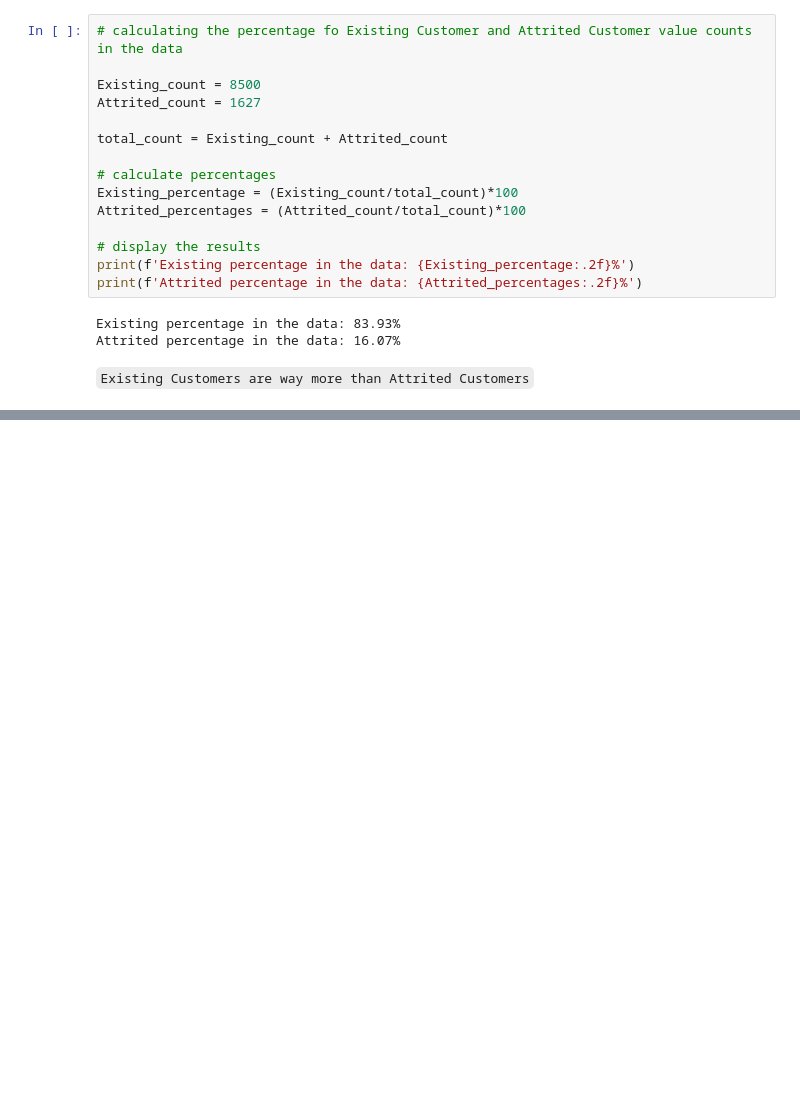
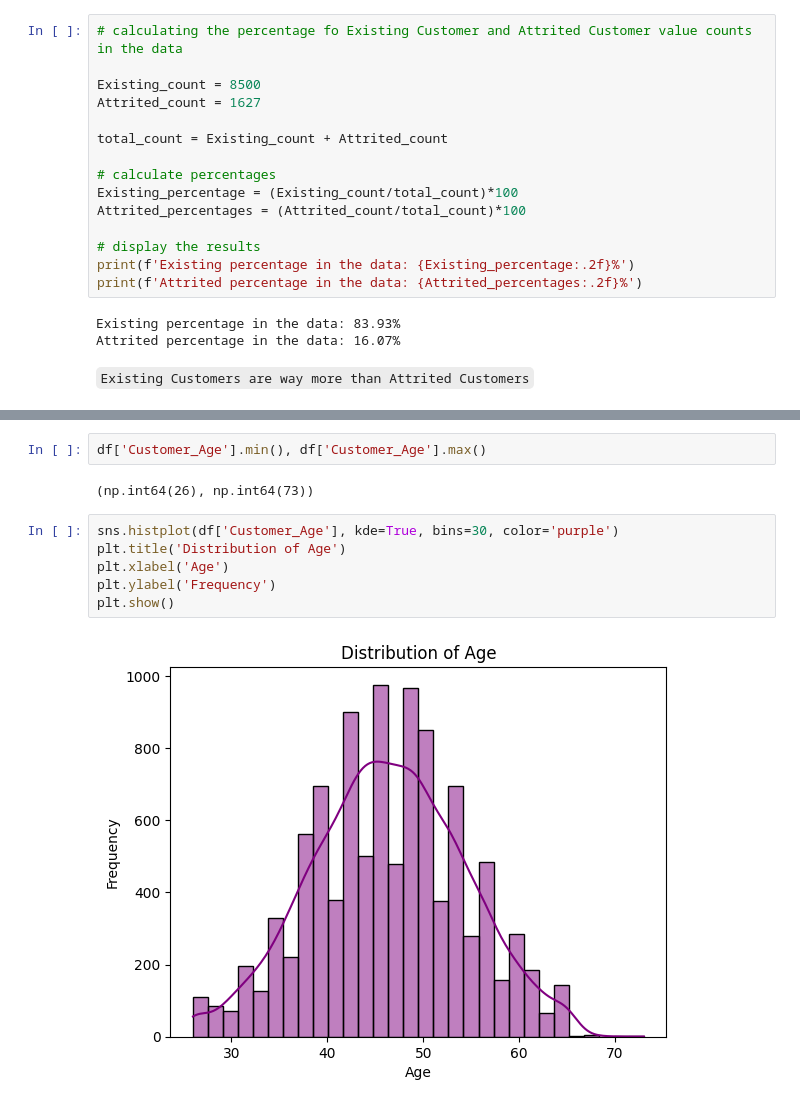
Before and after one commit to prashantpq/Data-Science-Internship, a Jupyter notebook: Week_3/Customer_Segmentation/main.ipynb, the cells around one changed output, grey strips where cells are left out. Cells and saved outputs as stored; diff of their text form; blank space fills up the shorter version.

```diff
--- a/Week_3/Customer_Segmentation/main.ipynb
+++ b/Week_3/Customer_Segmentation/main.ipynb
@@ -281,0 +298,12 @@ Attrited percentage in the data: 16.07%
+# %%
+df['Customer_Age'].min(), df['Customer_Age'].max()
+# %% [output]
+(np.int64(26), np.int64(73))
+# %%
+sns.histplot(df['Customer_Age'], kde=True, bins=30, color='purple')
+plt.title('Distribution of Age')
+plt.xlabel('Age')
+plt.ylabel('Frequency')
+plt.show()
+# %% [output]
+[figure, added]
```
Also changed, not shown: parts of 32 cells of this notebook.
